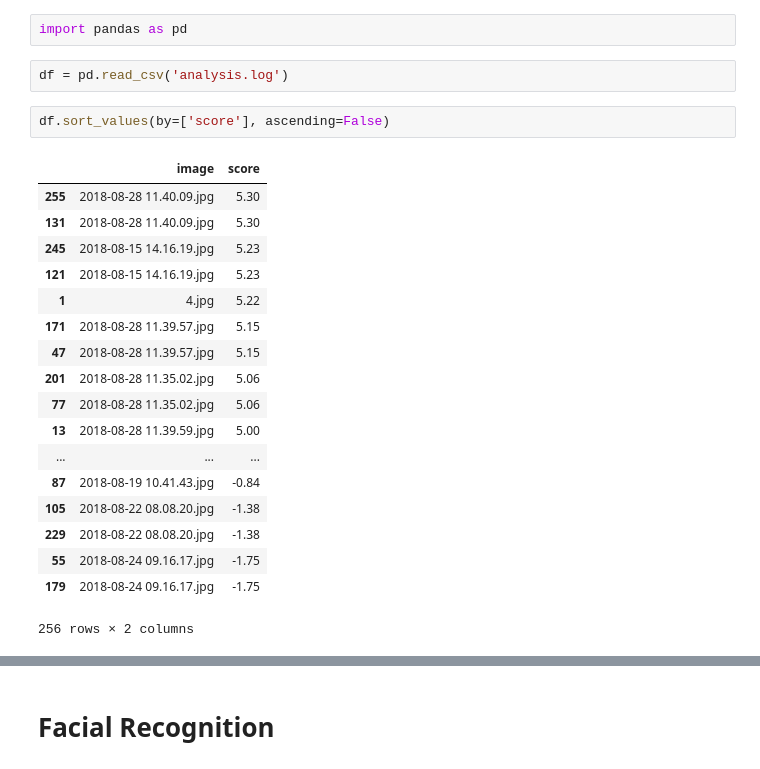
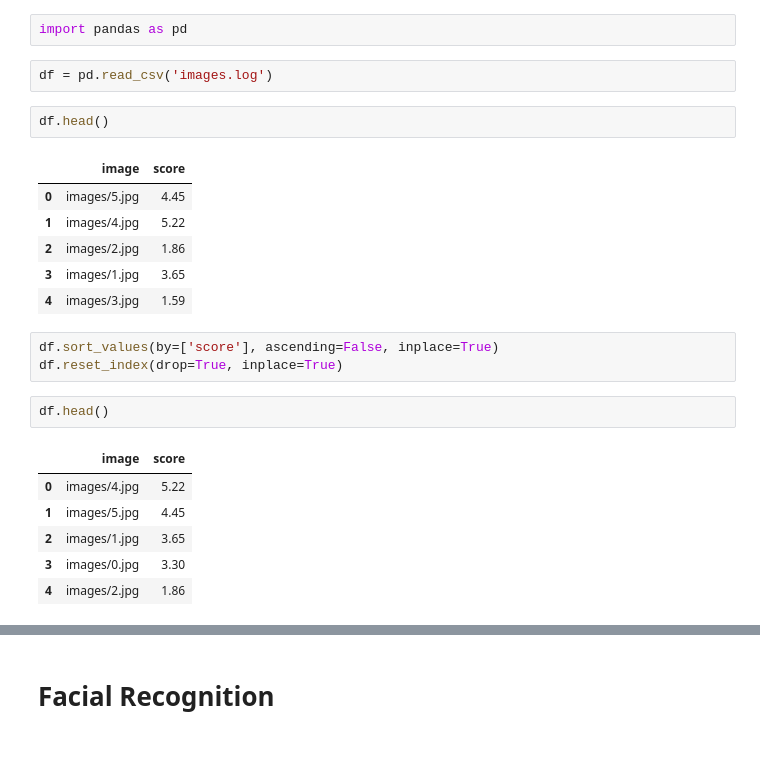
Before and after one commit to acklab-ae/photocentric, a Jupyter notebook: popularity_check.ipynb, the cells around one changed output, grey strips where cells are left out. Cells and saved outputs as stored; diff of their text form.

```diff
--- a/popularity_check.ipynb
+++ b/popularity_check.ipynb
@@ -76,25 +79,25 @@ for i in tqdm(list_of_files):
 # %%
 import pandas as pd
 # %%
-df = pd.read_csv('analysis.log')
+df = pd.read_csv('images.log')
+# %%
+df.head()
+# %% [output]
+|  | image | score |
+| 0 | images/5.jpg | 4.45 |
+| 1 | images/4.jpg | 5.22 |
+| 2 | images/2.jpg | 1.86 |
+| 3 | images/1.jpg | 3.65 |
+| 4 | images/3.jpg | 1.59 |
 # %%
-df.sort_values(by=['score'], ascending=False)
+df.sort_values(by=['score'], ascending=False, inplace=True)
+df.reset_index(drop=True, inplace=True)
-# %% [output]
-|  | image | score |
-| 255 | 2018-08-28 11.40.09.jpg | 5.30 |
-| 131 | 2018-08-28 11.40.09.jpg | 5.30 |
-| 245 | 2018-08-15 14.16.19.jpg | 5.23 |
-| 121 | 2018-08-15 14.16.19.jpg | 5.23 |
-| 1 | 4.jpg | 5.22 |
-| 171 | 2018-08-28 11.39.57.jpg | 5.15 |
-| 47 | 2018-08-28 11.39.57.jpg | 5.15 |
-| 201 | 2018-08-28 11.35.02.jpg | 5.06 |
-| 77 | 2018-08-28 11.35.02.jpg | 5.06 |
-| 13 | 2018-08-28 11.39.59.jpg | 5.00 |
-| ... | ... | ... |
-| 87 | 2018-08-19 10.41.43.jpg | -0.84 |
-| 105 | 2018-08-22 08.08.20.jpg | -1.38 |
-| 229 | 2018-08-22 08.08.20.jpg | -1.38 |
-| 55 | 2018-08-24 09.16.17.jpg | -1.75 |
-| 179 | 2018-08-24 09.16.17.jpg | -1.75 |
-256 rows × 2 columns
+# %%
+df.head()
+# %% [output]
+|  | image | score |
+| 0 | images/4.jpg | 5.22 |
+| 1 | images/5.jpg | 4.45 |
+| 2 | images/1.jpg | 3.65 |
+| 3 | images/0.jpg | 3.30 |
+| 4 | images/2.jpg | 1.86 |
```
Also changed, not shown: parts of 4 cells of this notebook.
